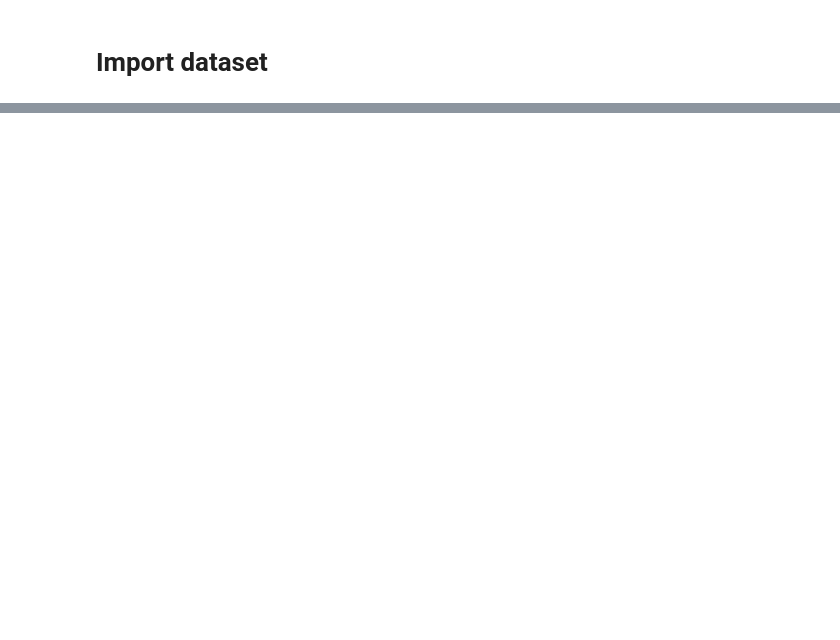
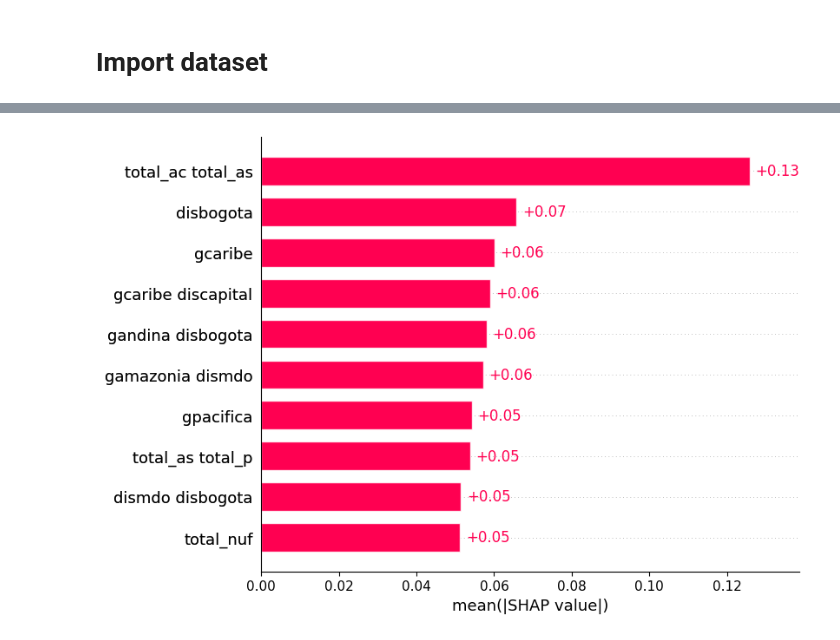
Before and after one commit to cpj97/MDS_thesis, a Jupyter notebook: Code/regularization.ipynb, the cells around one changed output, grey strips where cells are left out. Cells and saved outputs as stored; diff of their text form; code cells hidden in the pictures; blank space fills up the shorter version.

```diff
--- a/Code/regularization.ipynb
+++ b/Code/regularization.ipynb
@@ -143,0 +266,36 @@ plt.show()
+# %%
+# Ensure Model is on GPU
+model = LassoRegression(X_train_tensor1.shape[1], l1_lambda=best_lambda).to(device)
+
+# Define function for SHAP to make predictions
+def model_predict(X_numpy):
+    X_tensor = torch.tensor(X_numpy, dtype=torch.float32).to(device)  # Convert to PyTorch tensor
+    return model(X_tensor).detach().cpu().numpy()  # Get predictions
+
+# Check if it works
+test_pred = model_predict(X_train1)  # Try predicting a few samples
+
+# Create SHAP Explainer
+explainer = shap.Explainer(model_predict, X_train1)
+
+# Compute SHAP Values
+shap_values = explainer(X_train1)
+# %%
+# Compute mean absolute SHAP values for each feature
+shap_abs_mean = np.abs(shap_values.values).mean(axis=0)
+
+# Get indices of the top 10 features
+top_10_indices = np.argsort(shap_abs_mean)[-10:]
+
+# Filter SHAP values to keep only the top 10 features
+shap_values_top10 = shap.Explanation(
+    values=shap_values.values[:, top_10_indices],  # Keep only top 10 values
+    base_values=shap_values.base_values,  # Keep base values
+    data=shap_values.data[:, top_10_indices],  # Keep only top 10 feature data
+    feature_names=[interaction_feature_names[i] for i in top_10_indices]  # Correct feature names
+)
+
+# Plot the bar chart without "other features"
+shap.plots.bar(shap_values_top10)
+# %% [output]
+[figure, added]
```
Also changed, not shown: parts of 36 cells of this notebook.
